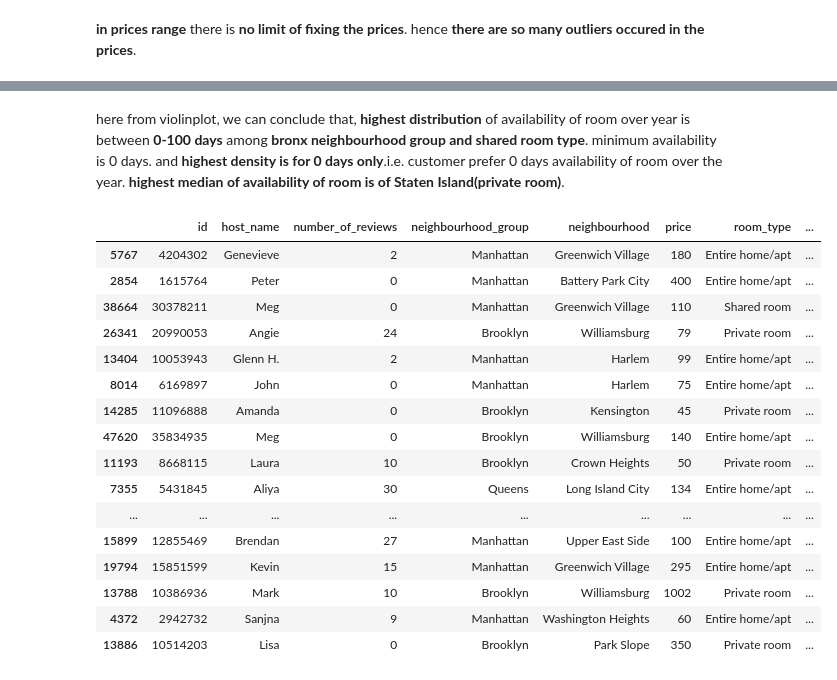
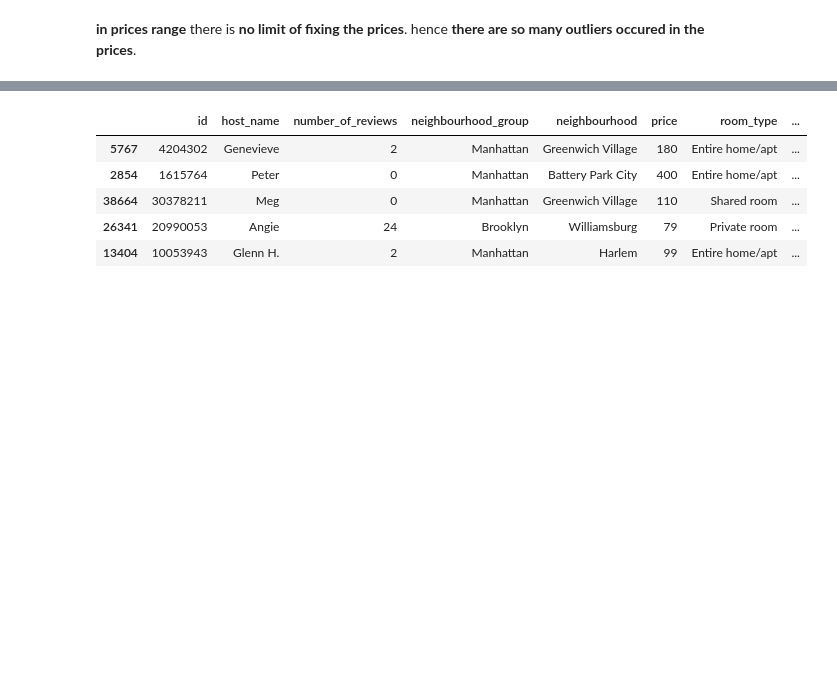
Before and after one commit to baradmukta/Airbnb-Booking-Analysis, a Jupyter notebook: eda_capstone_project_final.ipynb, the cells around one changed output, grey strips where cells are left out. Drawn from its saved outputs; the diff is of its cells as text; code cells hidden in the pictures; blank space fills up the shorter version.

```diff
--- a/eda_capstone_project_final.ipynb
+++ b/eda_capstone_project_final.ipynb
@@ -689,24 +646,10 @@ plt.title('distribution of days over the years among different group');
-# %% [markdown]
-here from violinplot, we can conclude that, **highest distribution** of availability of room over year is between **0-100 days** among **bronx neighbourhood group and shared room type**. minimum availability is 0 days. and **highest density is for 0 days only**.i.e. customer prefer 0 days availability of room over the year. **highest median of availability of room is of Staten Island(private room)**.
 # %%
-categorical_data = airbnb[['id','host_name','number_of_reviews','neighbourhood_group','neighbourhood','price','room_type','minimum_nights','availability_365']].sort_values('minimum_nights',ascending=False)
-categorical_data1 = categorical_data.head(20)
-categorical_data1
+categorical_data = airbnb[['id','host_name','number_of_reviews','neighbourhood_group','neighbourhood','price','room_type','minimum_nights','availability_365','reviews_per_month']].sort_values('minimum_nights',ascending=False)
+categorical_data.head(5)
 # %% [output]
 |  | id | host_name | number_of_reviews | neighbourhood_group | neighbourhood | price | room_type | ... |
 | 5767 | 4204302 | Genevieve | 2 | Manhattan | Greenwich Village | 180 | Entire home/apt | ... |
 | 2854 | 1615764 | Peter | 0 | Manhattan | Battery Park City | 400 | Entire home/apt | ... |
 | 38664 | 30378211 | Meg | 0 | Manhattan | Greenwich Village | 110 | Shared room | ... |
 | 26341 | 20990053 | Angie | 24 | Brooklyn | Williamsburg | 79 | Private room | ... |
 | 13404 | 10053943 | Glenn H. | 2 | Manhattan | Harlem | 99 | Entire home/apt | ... |
-| 8014 | 6169897 | John | 0 | Manhattan | Harlem | 75 | Entire home/apt | ... |
-| 14285 | 11096888 | Amanda | 0 | Brooklyn | Kensington | 45 | Private room | ... |
-| 47620 | 35834935 | Meg | 0 | Brooklyn | Williamsburg | 140 | Entire home/apt | ... |
-| 11193 | 8668115 | Laura | 10 | Brooklyn | Crown Heights | 50 | Private room | ... |
-| 7355 | 5431845 | Aliya | 30 | Queens | Long Island City | 134 | Entire home/apt | ... |
-| ... | ... | ... | ... | ... | ... | ... | ... | ... |
-| 15899 | 12855469 | Brendan | 27 | Manhattan | Upper East Side | 100 | Entire home/apt | ... |
-| 19794 | 15851599 | Kevin | 15 | Manhattan | Greenwich Village | 295 | Entire home/apt | ... |
-| 13788 | 10386936 | Mark | 10 | Brooklyn | Williamsburg | 1002 | Private room | ... |
-| 4372 | 2942732 | Sanjna | 9 | Manhattan | Washington Heights | 60 | Entire home/apt | ... |
-| 13886 | 10514203 | Lisa | 0 | Brooklyn | Park Slope | 350 | Private room | ... |
```
Also changed, not shown: parts of 51 cells of this notebook.
